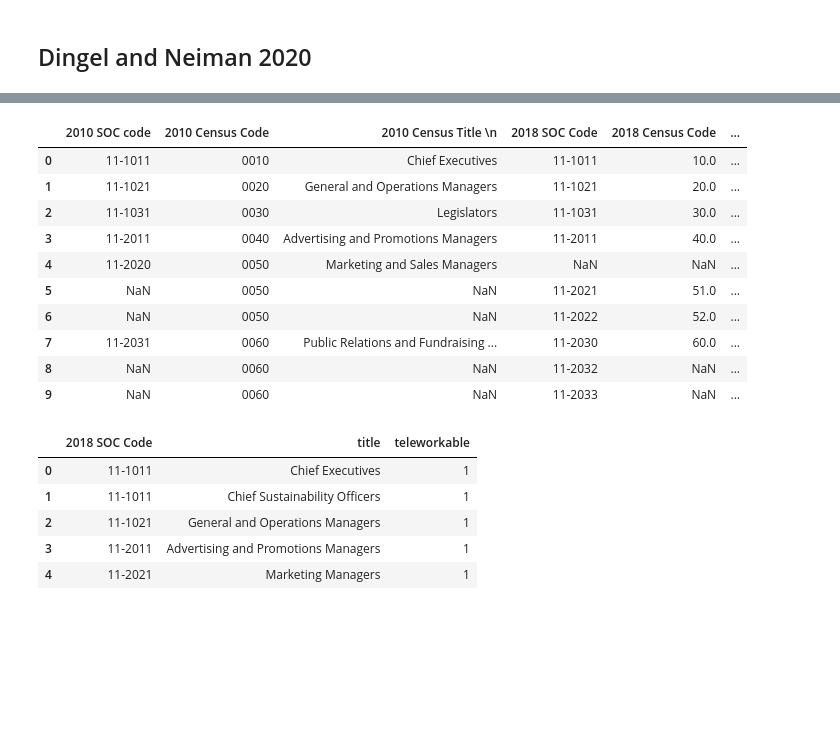
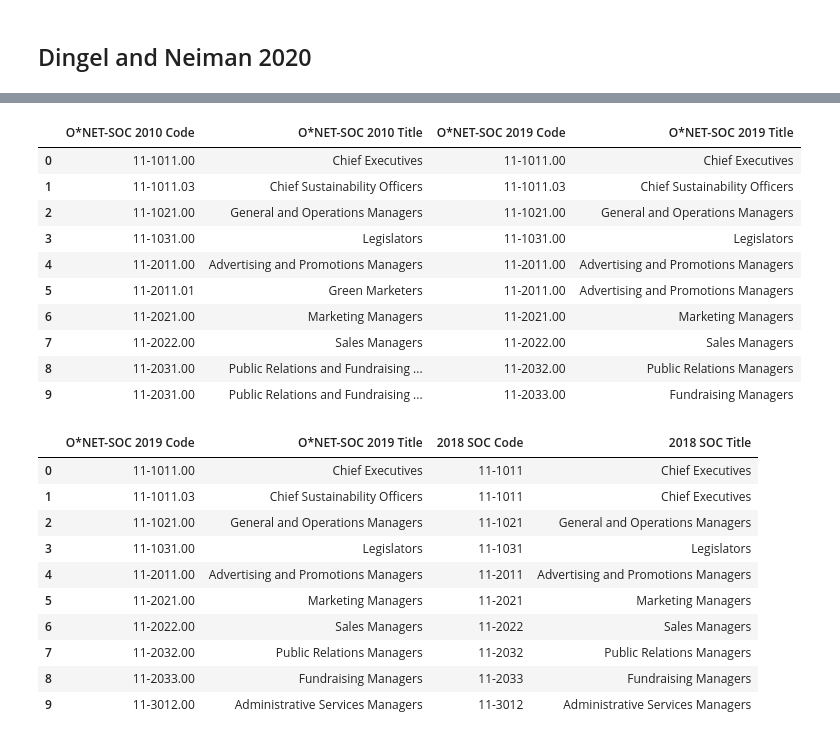
Before and after one commit to meganmccoy/ONET_Occupation_Codes, a Jupyter notebook: Mapping SOP and Census Occupation Codes.ipynb, the cells around one changed output, grey strips where cells are left out. Cells and saved outputs as stored; diff of their text form; code cells hidden in the pictures; blank space fills up the shorter version.

```diff
--- a/Mapping SOP and Census Occupation Codes.ipynb
+++ b/Mapping SOP and Census Occupation Codes.ipynb
@@ -291,26 +200,32 @@ nulls
-# %%
-crosswalk.head(10)
-# %% [output]
-|  | 2010 SOC code | 2010 Census Code | 2010 Census Title \n | 2018 SOC Code | 2018 Census Code | ... |
-| 0 | 11-1011 | 0010 | Chief Executives | 11-1011 | 10.0 | ... |
-| 1 | 11-1021 | 0020 | General and Operations Managers | 11-1021 | 20.0 | ... |
-| 2 | 11-1031 | 0030 | Legislators | 11-1031 | 30.0 | ... |
-| 3 | 11-2011 | 0040 | Advertising and Promotions Managers | 11-2011 | 40.0 | ... |
-| 4 | 11-2020 | 0050 | Marketing and Sales Managers | NaN | NaN | ... |
-| 5 | NaN | 0050 | NaN | 11-2021 | 51.0 | ... |
-| 6 | NaN | 0050 | NaN | 11-2022 | 52.0 | ... |
-| 7 | 11-2031 | 0060 | Public Relations and Fundraising ... | 11-2030 | 60.0 | ... |
-| 8 | NaN | 0060 | NaN | 11-2032 | NaN | ... |
-| 9 | NaN | 0060 | NaN | 11-2033 | NaN | ... |
-# %%
-onet[['2018 SOC Code','drop']] = onet['2018 SOC Code'].str.split(".", expand=True)
-onet.drop(columns='drop', inplace=True)
-
-onet.head()
-# %% [output]
-|  | 2018 SOC Code | title | teleworkable |
-| 0 | 11-1011 | Chief Executives | 1 |
-| 1 | 11-1011 | Chief Sustainability Officers | 1 |
-| 2 | 11-1021 | General and Operations Managers | 1 |
-| 3 | 11-2011 | Advertising and Promotions Managers | 1 |
-| 4 | 11-2021 | Marketing Managers | 1 |
+# %%
+crosswalk_onet_2019_to_2010 = pd.read_csv('https://www.onetcenter.org/taxonomy/2019/walk/2010_to_2019_Crosswalk.csv?fmt=csv')
+
+crosswalk_onet_2019_to_2010.head(10) # 1164 occupations
+# %% [output]
+|  | O*NET-SOC 2010 Code | O*NET-SOC 2010 Title | O*NET-SOC 2019 Code | O*NET-SOC 2019 Title |
+| 0 | 11-1011.00 | Chief Executives | 11-1011.00 | Chief Executives |
+| 1 | 11-1011.03 | Chief Sustainability Officers | 11-1011.03 | Chief Sustainability Officers |
+| 2 | 11-1021.00 | General and Operations Managers | 11-1021.00 | General and Operations Managers |
+| 3 | 11-1031.00 | Legislators | 11-1031.00 | Legislators |
+| 4 | 11-2011.00 | Advertising and Promotions Managers | 11-2011.00 | Advertising and Promotions Managers |
+| 5 | 11-2011.01 | Green Marketers | 11-2011.00 | Advertising and Promotions Managers |
+| 6 | 11-2021.00 | Marketing Managers | 11-2021.00 | Marketing Managers |
+| 7 | 11-2022.00 | Sales Managers | 11-2022.00 | Sales Managers |
+| 8 | 11-2031.00 | Public Relations and Fundraising ... | 11-2032.00 | Public Relations Managers |
+| 9 | 11-2031.00 | Public Relations and Fundraising ... | 11-2033.00 | Fundraising Managers |
+# %%
+crosswalk_onet_2019_to_2018 = pd.read_csv('https://www.onetcenter.org/taxonomy/2019/soc/2019_to_SOC_Crosswalk.csv?fmt=csv')
+
+crosswalk_onet_2019_to_2018.head(10) # 1016 occupations
+# %% [output]
+|  | O*NET-SOC 2019 Code | O*NET-SOC 2019 Title | 2018 SOC Code | 2018 SOC Title |
+| 0 | 11-1011.00 | Chief Executives | 11-1011 | Chief Executives |
+| 1 | 11-1011.03 | Chief Sustainability Officers | 11-1011 | Chief Executives |
+| 2 | 11-1021.00 | General and Operations Managers | 11-1021 | General and Operations Managers |
+| 3 | 11-1031.00 | Legislators | 11-1031 | Legislators |
+| 4 | 11-2011.00 | Advertising and Promotions Managers | 11-2011 | Advertising and Promotions Managers |
+| 5 | 11-2021.00 | Marketing Managers | 11-2021 | Marketing Managers |
+| 6 | 11-2022.00 | Sales Managers | 11-2022 | Sales Managers |
+| 7 | 11-2032.00 | Public Relations Managers | 11-2032 | Public Relations Managers |
+| 8 | 11-2033.00 | Fundraising Managers | 11-2033 | Fundraising Managers |
+| 9 | 11-3012.00 | Administrative Services Managers | 11-3012 | Administrative Services Managers |
```
Also changed, not shown: parts of 34 cells of this notebook, 1 other file.
